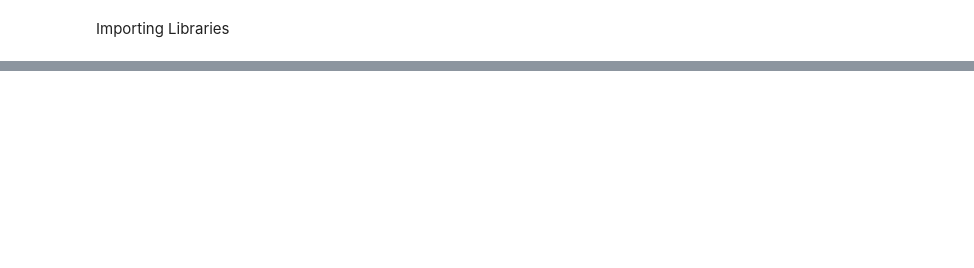
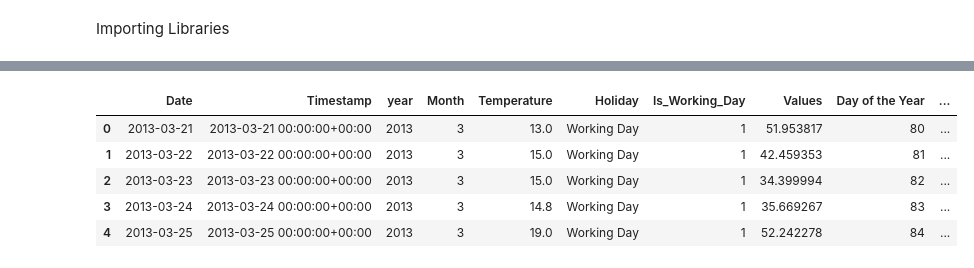
Before and after one commit to Melbinmatheew/Energy-Consumption-Forcasting, a Jupyter notebook: Notebooks/Linear Model.ipynb, the cells around one changed output, grey strips where cells are left out. Saved outputs shown, nothing was run; the diff lists cells and outputs as text; code cells hidden in the pictures; blank space fills up the shorter version.

```diff
--- a/Notebooks/Linear Model.ipynb
+++ b/Notebooks/Linear Model.ipynb
@@ -35,3 +44,22 @@ Is_Working_Day    0
 dtype: int64
 Duplicate Values:
 0
+# %%
+# Creating new columns such as Day of the year, Day of the week for linear regression
+
+data['Timestamp']=pd.to_datetime(data['Timestamp'])
+data['Date']=pd.to_datetime(data['Date'])
+# Extract 'Day of the Year'
+data['Day of the Year'] = data['Date'].dt.dayofyear
+
+# Extract 'Day of the Week'
+data['Day of the Week'] = data['Date'].dt.dayofweek  # Monday=0, Sunday=6
+
+data.head()
+# %% [output]
+|  | Date | Timestamp | year | Month | Temperature | Holiday | Is_Working_Day | Values | Day of the Year | ... |
+| 0 | 2013-03-21 | 2013-03-21 00:00:00+00:00 | 2013 | 3 | 13.0 | Working Day | 1 | 51.953817 | 80 | ... |
+| 1 | 2013-03-22 | 2013-03-22 00:00:00+00:00 | 2013 | 3 | 15.0 | Working Day | 1 | 42.459353 | 81 | ... |
+| 2 | 2013-03-23 | 2013-03-23 00:00:00+00:00 | 2013 | 3 | 15.0 | Working Day | 1 | 34.399994 | 82 | ... |
+| 3 | 2013-03-24 | 2013-03-24 00:00:00+00:00 | 2013 | 3 | 14.8 | Working Day | 1 | 35.669267 | 83 | ... |
+| 4 | 2013-03-25 | 2013-03-25 00:00:00+00:00 | 2013 | 3 | 19.0 | Working Day | 1 | 52.242278 | 84 | ... |
```
Also changed, not shown: parts of 7 cells of this notebook, 1 other file.
